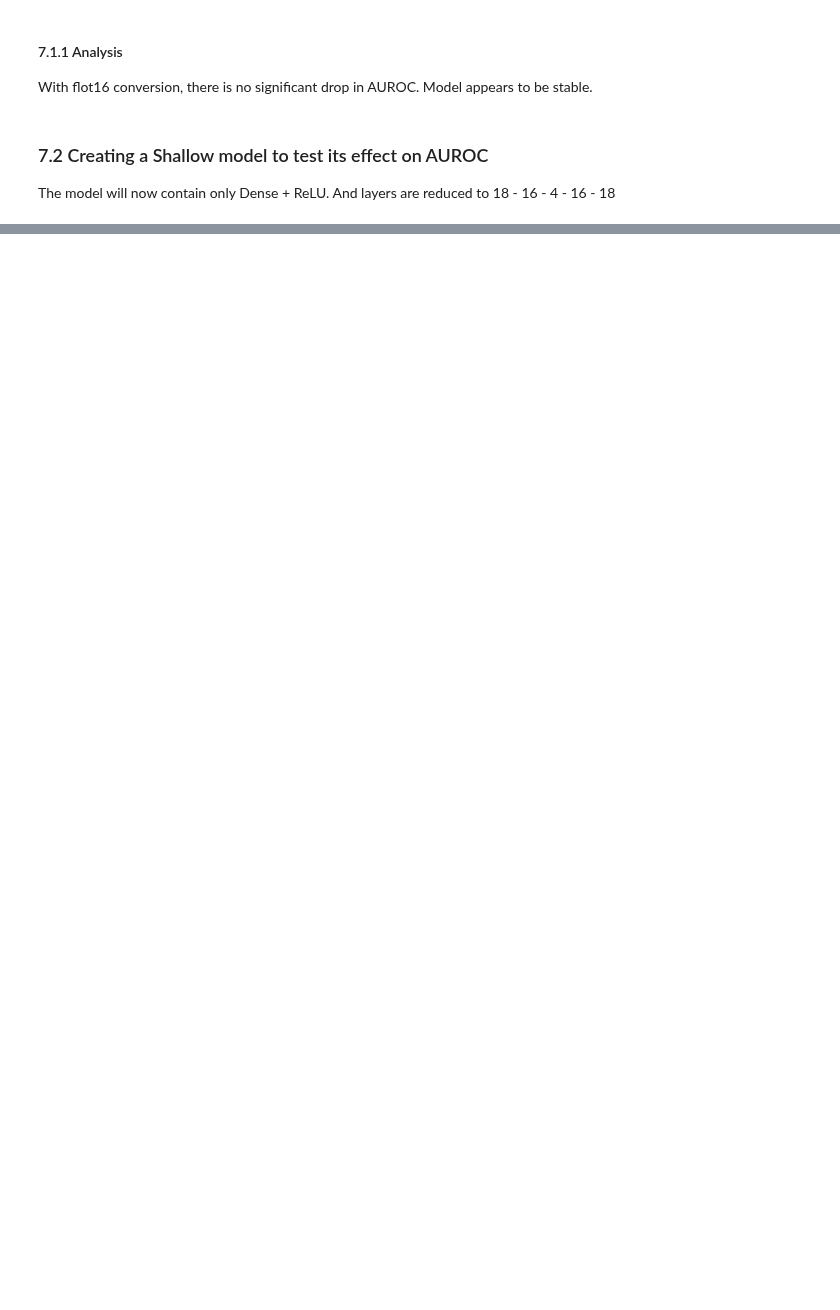
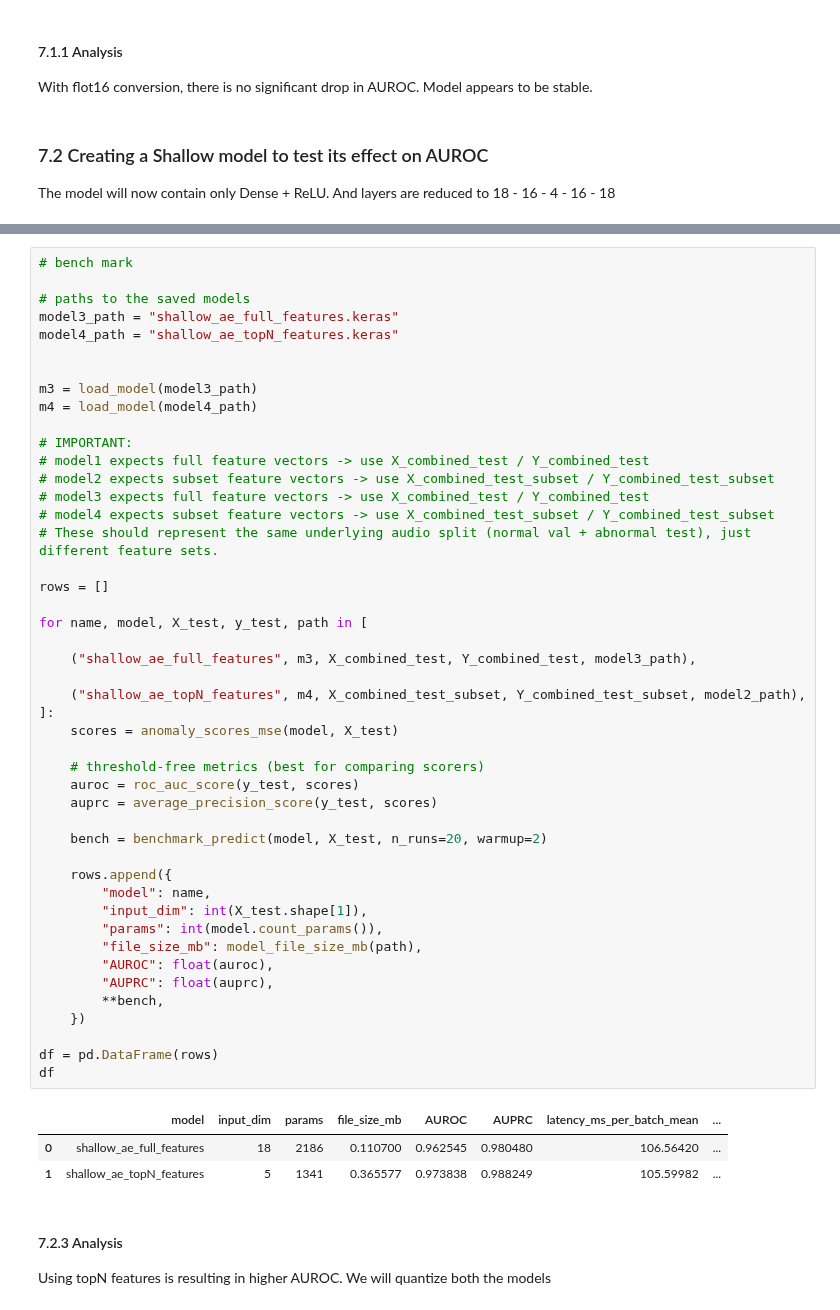
Before and after one commit to likesh525/MIMII-autoencoder, a Jupyter notebook: autoencoder_draft.ipynb, the cells around one changed output, grey strips where cells are left out. Cells and saved outputs as stored; diff of their text form; blank space fills up the shorter version.

```diff
--- a/autoencoder_draft.ipynb
+++ b/autoencoder_draft.ipynb
@@ -1418,0 +1516,53 @@ The model will now contain only Dense + ReLU. And layers are reduced to 18 - 16
+# %%
+# bench mark
+
+# paths to the saved models
+model3_path = "shallow_ae_full_features.keras"
+model4_path = "shallow_ae_topN_features.keras"
+
+
+m3 = load_model(model3_path)
+m4 = load_model(model4_path)
+
+# IMPORTANT:
+# model1 expects full feature vectors -> use X_combined_test / Y_combined_test
+# model2 expects subset feature vectors -> use X_combined_test_subset / Y_combined_test_subset
+# model3 expects full feature vectors -> use X_combined_test / Y_combined_test
+# model4 expects subset feature vectors -> use X_combined_test_subset / Y_combined_test_subset
+# These should represent the same underlying audio split (normal val + abnormal test), just different feature sets.
+
+rows = []
+
+for name, model, X_test, y_test, path in [
+
+    ("shallow_ae_full_features", m3, X_combined_test, Y_combined_test, model3_path),
+
+    ("shallow_ae_topN_features", m4, X_combined_test_subset, Y_combined_test_subset, model2_path),
+]:
+    scores = anomaly_scores_mse(model, X_test)
+
+    # threshold-free metrics (best for comparing scorers)
+    auroc = roc_auc_score(y_test, scores)
+    auprc = average_precision_score(y_test, scores)
+
+    bench = benchmark_predict(model, X_test, n_runs=20, warmup=2)
+
+    rows.append({
+        "model": name,
+        "input_dim": int(X_test.shape[1]),
+        "params": int(model.count_params()),
+        "file_size_mb": model_file_size_mb(path),
+        "AUROC": float(auroc),
+        "AUPRC": float(auprc),
+        **bench,
+    })
+
+df = pd.DataFrame(rows)
+df
+# %% [output]
+|  | model | input_dim | params | file_size_mb | AUROC | AUPRC | latency_ms_per_batch_mean | ... |
+| 0 | shallow_ae_full_features | 18 | 2186 | 0.110700 | 0.962545 | 0.980480 | 106.56420 | ... |
+| 1 | shallow_ae_topN_features | 5 | 1341 | 0.365577 | 0.973838 | 0.988249 | 105.59982 | ... |
+# %% [markdown]
+#### 7.2.3 Analysis
+Using topN features is resulting in higher AUROC. We will quantize both the models
```
Also changed, not shown: parts of 33 cells of this notebook.
